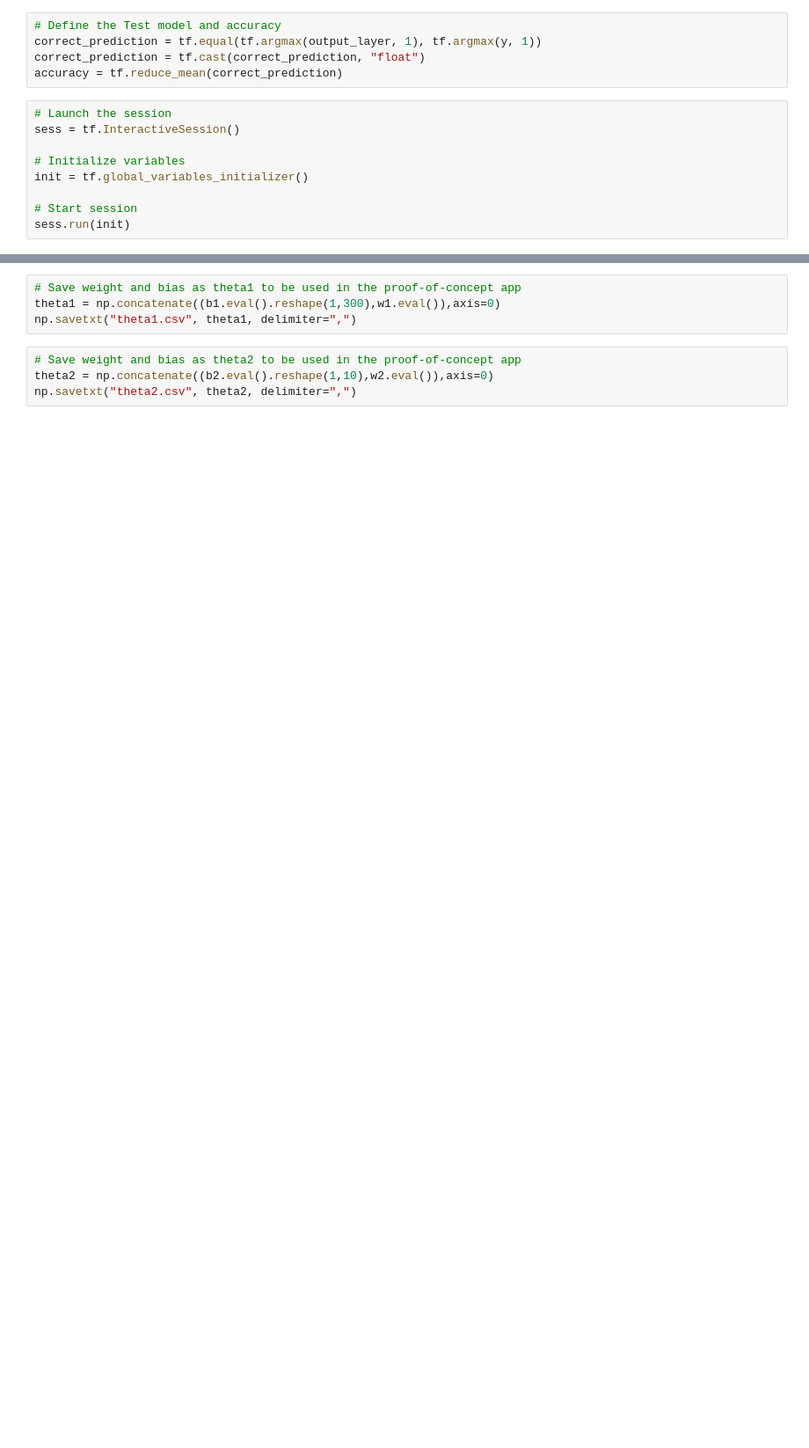
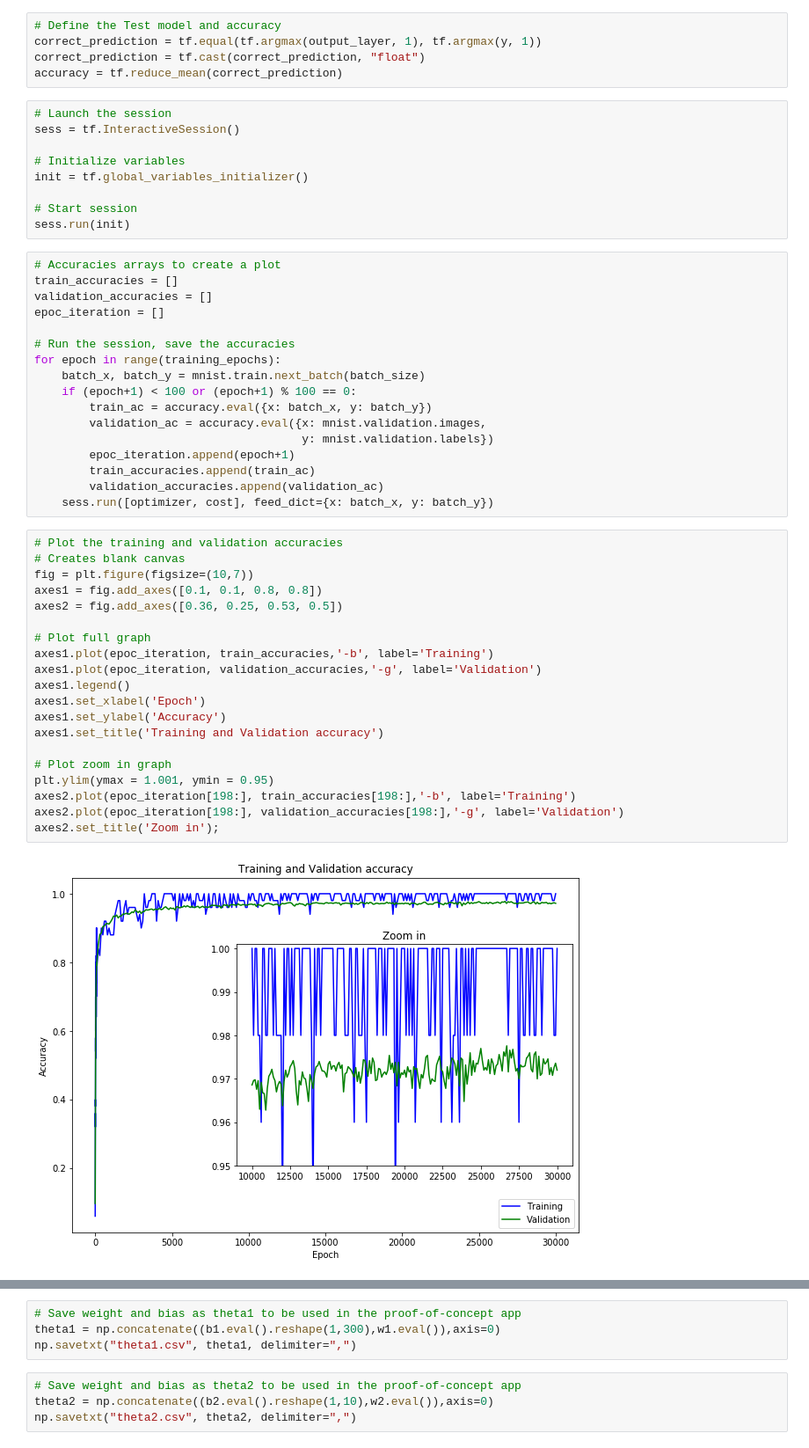
Before and after one commit to programmer01001/Handwritten-Digit-Data, a Jupyter notebook: Untitled15.ipynb, the cells around one changed output, grey strips where cells are left out. Shown at 88% size. Cells and saved outputs as stored; diff of their text form; blank space fills up the shorter version.

```diff
--- a/Untitled15.ipynb
+++ b/Untitled15.ipynb
@@ -73,6 +65,45 @@ init = tf.global_variables_initializer()
 
 # Start session
 sess.run(init)
+# %%
+# Accuracies arrays to create a plot
+train_accuracies = []
+validation_accuracies = []
+epoc_iteration = []
+
+# Run the session, save the accuracies
+for epoch in range(training_epochs):
+    batch_x, batch_y = mnist.train.next_batch(batch_size)
+    if (epoch+1) < 100 or (epoch+1) % 100 == 0:
+        train_ac = accuracy.eval({x: batch_x, y: batch_y})
+        validation_ac = accuracy.eval({x: mnist.validation.images,
+                                       y: mnist.validation.labels})
+        epoc_iteration.append(epoch+1)
+        train_accuracies.append(train_ac)
+        validation_accuracies.append(validation_ac)
+    sess.run([optimizer, cost], feed_dict={x: batch_x, y: batch_y})
+# %%
+# Plot the training and validation accuracies
+# Creates blank canvas
+fig = plt.figure(figsize=(10,7))
+axes1 = fig.add_axes([0.1, 0.1, 0.8, 0.8])
+axes2 = fig.add_axes([0.36, 0.25, 0.53, 0.5])
+
+# Plot full graph
+axes1.plot(epoc_iteration, train_accuracies,'-b', label='Training')
+axes1.plot(epoc_iteration, validation_accuracies,'-g', label='Validation')
+axes1.legend()
+axes1.set_xlabel('Epoch')
+axes1.set_ylabel('Accuracy')
+axes1.set_title('Training and Validation accuracy')
+
+# Plot zoom in graph
+plt.ylim(ymax = 1.001, ymin = 0.95)
+axes2.plot(epoc_iteration[198:], train_accuracies[198:],'-b', label='Training')
+axes2.plot(epoc_iteration[198:], validation_accuracies[198:],'-g', label='Validation')
+axes2.set_title('Zoom in');
+# %% [output]
+[figure, added]
 # %%
 # Print final accuracies
 print("Validation Accuracy:", accuracy.eval({x: mnist.validation.images, y: mnist.validation.labels}))
```
Also changed, not shown: parts of 2 cells of this notebook, 2 other files.
